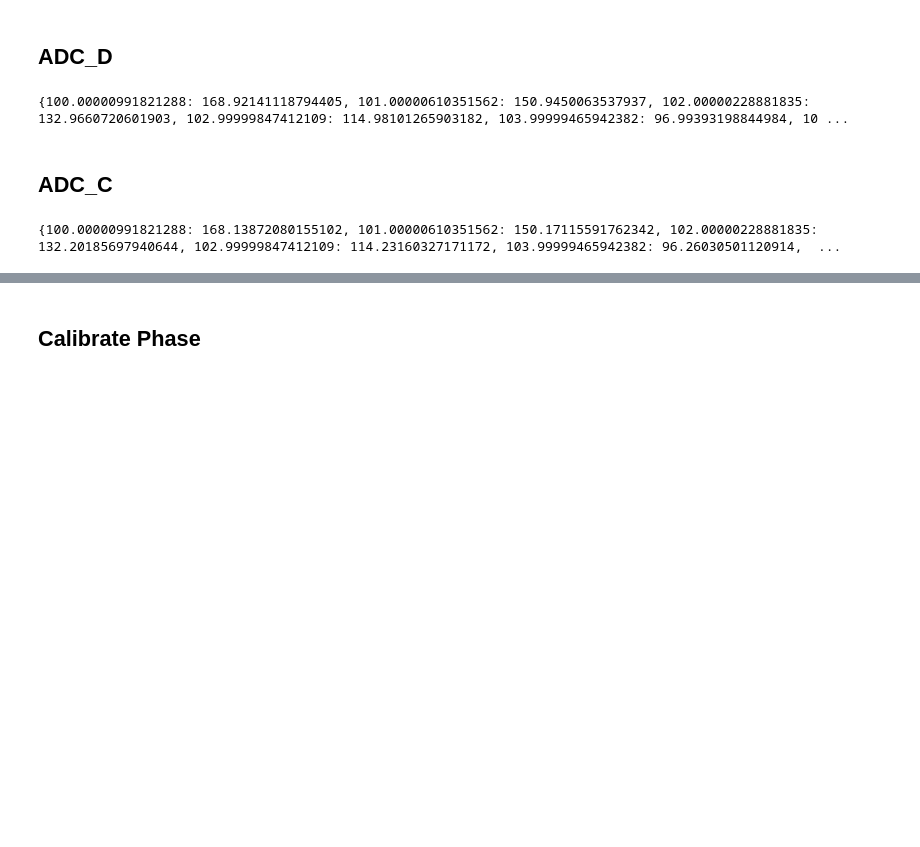
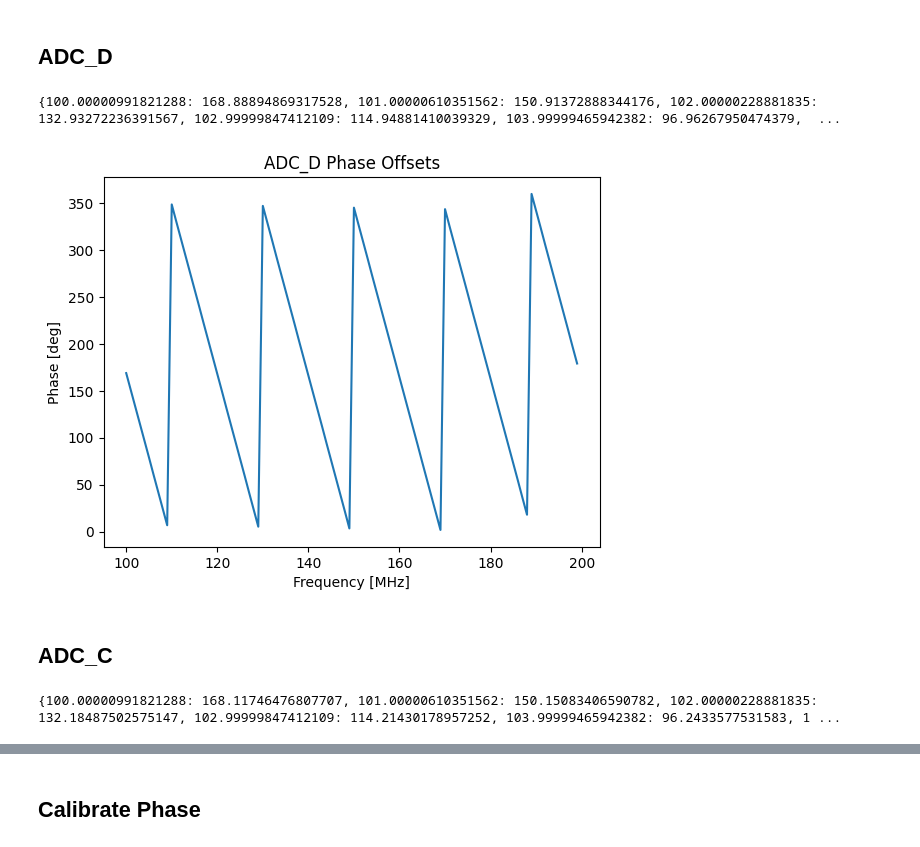
Before and after one commit to danieljamesgraham/qeg-rfsoc, a Jupyter notebook: calibrate_phase_v2.ipynb, the cells around one changed output, grey strips where cells are left out. Cells and saved outputs as stored; diff of their text form; code cells hidden in the pictures; blank space fills up the shorter version.

```diff
--- a/calibrate_phase_v2.ipynb
+++ b/calibrate_phase_v2.ipynb
@@ -134,14 +136,12 @@ config={"out_ch":out_chs,
 # %% [markdown]
 ## ADC_D
 # %%
-# change this from 10 to 1000
-config['reps'] = 1000
-
+# TODO: Remove near-duplicate cells
+config['reps'] = 1000 # change this from 10 to 1000
+config['soft_avgs'] = 1
+res=[]
 adc_d_offsets = {}
 
-config['soft_avgs'] = 1
-res=[]
-# for f0 in f0_v:
 for f0 in f0_v:
     config['pulse_freq'] = f0
     prog =SingleFreqProgram(soccfg, config)
@@ -149,27 +149,32 @@ for f0 in f0_v:
     data = [[prog.di_buf[i]/config['readout_length'], prog.dq_buf[i]/config['readout_length']] for i in range(2)]
     res.append([calculate_phase(d) for d in data])
     adc_d_offsets[f0] = res[-1][0][0]
-    # print_results(res[-1])
 fi_v=np.array([[a[0] for a in r] for r in res]).T
 soc.reset_gens()
 
-# print(res)
-# adc_c_offset = res[0][1][0]
-# print(adc_c_offset)
 print(adc_d_offsets)
 # %% [output]
-{100.00000991821288: 168.92141118794405, 101.00000610351562: 150.9450063537937, 102.00000228881835: 132.9660720601903, 102.99999847412109: 114.98101265903182, 103.99999465942382: 96.99393198844984, 10 ...
+{100.00000991821288: 168.88894869317528, 101.00000610351562: 150.91372888344176, 102.00000228881835: 132.93272236391567, 102.99999847412109: 114.94881410039329, 103.99999465942382: 96.96267950474379,  ...
+# %%
+x, y = [], []
+for key, value in adc_d_offsets.items():
+    x.append(key)
+    y.append(value)
+
+plt.plot(x, y)
+plt.xlabel("Frequency [MHz]")
+plt.ylabel("Phase [deg]")
+plt.title("ADC_D Phase Offsets");
+# %% [output]
+[figure, added]
 # %% [markdown]
 ## ADC_C
 # %%
-# change this from 10 to 1000
-config['reps'] = 1000
-
+config['reps'] = 1000 # change this from 10 to 1000
+config['soft_avgs'] = 1
+res=[]
 adc_c_offsets = {}
 
-config['soft_avgs'] = 1
-res=[]
-# for f0 in f0_v:
 for f0 in f0_v:
     config['pulse_freq'] = f0
     prog =SingleFreqProgram(soccfg, config)
@@ -177,13 +182,9 @@ for f0 in f0_v:
     data = [[prog.di_buf[i]/config['readout_length'], prog.dq_buf[i]/config['readout_length']] for i in range(2)]
     res.append([calculate_phase(d) for d in data])
     adc_c_offsets[f0] = res[-1][1][0]
-    # print_results(res[-1])
 fi_v=np.array([[a[0] for a in r] for r in res]).T
 soc.reset_gens()
 
-# print(res)
-# adc_c_offset = res[0][1][0]
-# print(adc_c_offset)
 print(adc_c_offsets)
 # %% [output]
-{100.00000991821288: 168.13872080155102, 101.00000610351562: 150.17115591762342, 102.00000228881835: 132.20185697940644, 102.99999847412109: 114.23160327171172, 103.99999465942382: 96.26030501120914,  ...
+{100.00000991821288: 168.11746476807707, 101.00000610351562: 150.15083406590782, 102.00000228881835: 132.18487502575147, 102.99999847412109: 114.21430178957252, 103.99999465942382: 96.2433577531583, 1 ...
```
Also changed, not shown: parts of 13 cells of this notebook, 1 other file.
